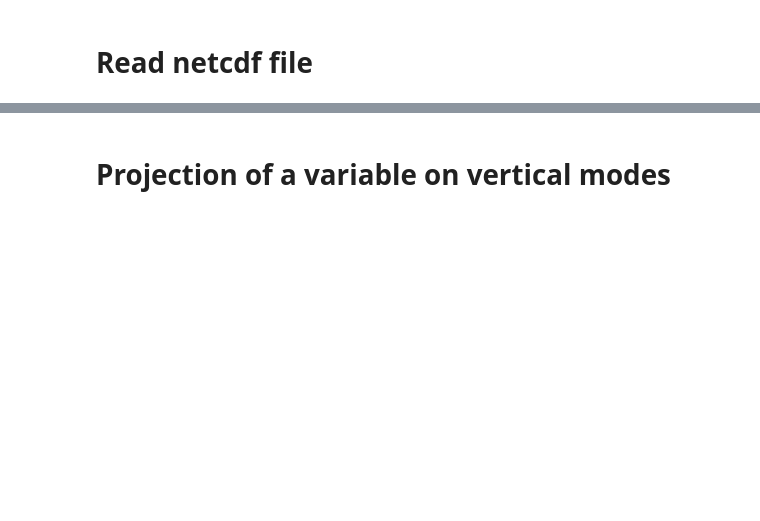
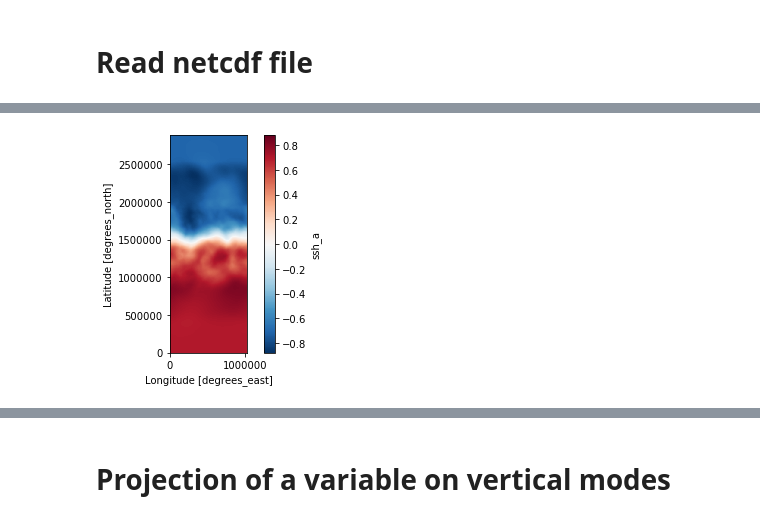
Before and after one commit to slgentil/croco, a Jupyter notebook: tutorials/proj_modes.ipynb, the cells around one changed output, grey strips where cells are left out. Saved outputs shown, nothing was run; the diff lists cells and outputs as text; code cells hidden in the pictures; blank space fills up the shorter version.

```diff
--- a/tutorials/proj_modes.ipynb
+++ b/tutorials/proj_modes.ipynb
@@ -41 +51,8 @@ sshmean = r.ds['his'].ssh_a.mean(dim='time')
+# %%
+# eventually should also average along x
+sshmean = r['his'].ssh_a.mean(dim='time').persist()
+p = sshmean.plot(x='xi_rho',y='eta_rho')
+p.axes.set_aspect('equal')
+# %% [output]
+[figure, added]
 # %% [markdown]
```
Also changed, not shown: parts of 23 cells of this notebook, 2 other files.
